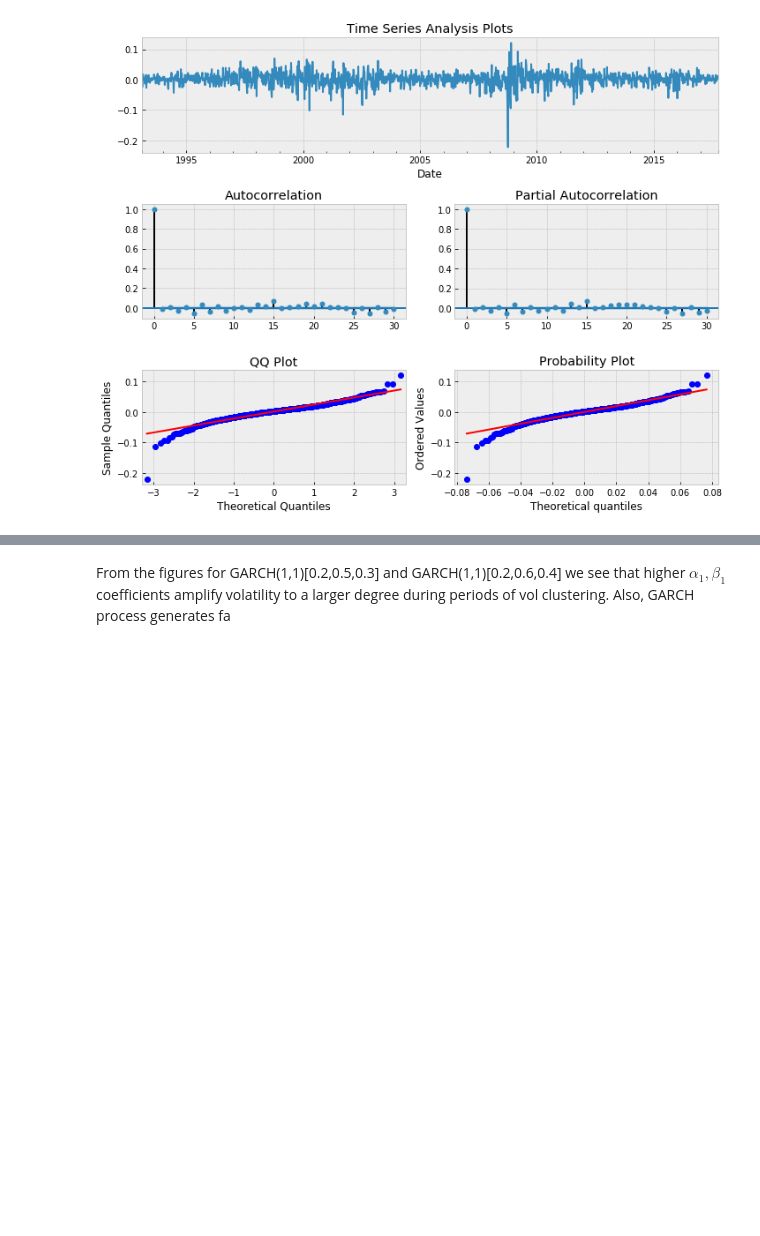
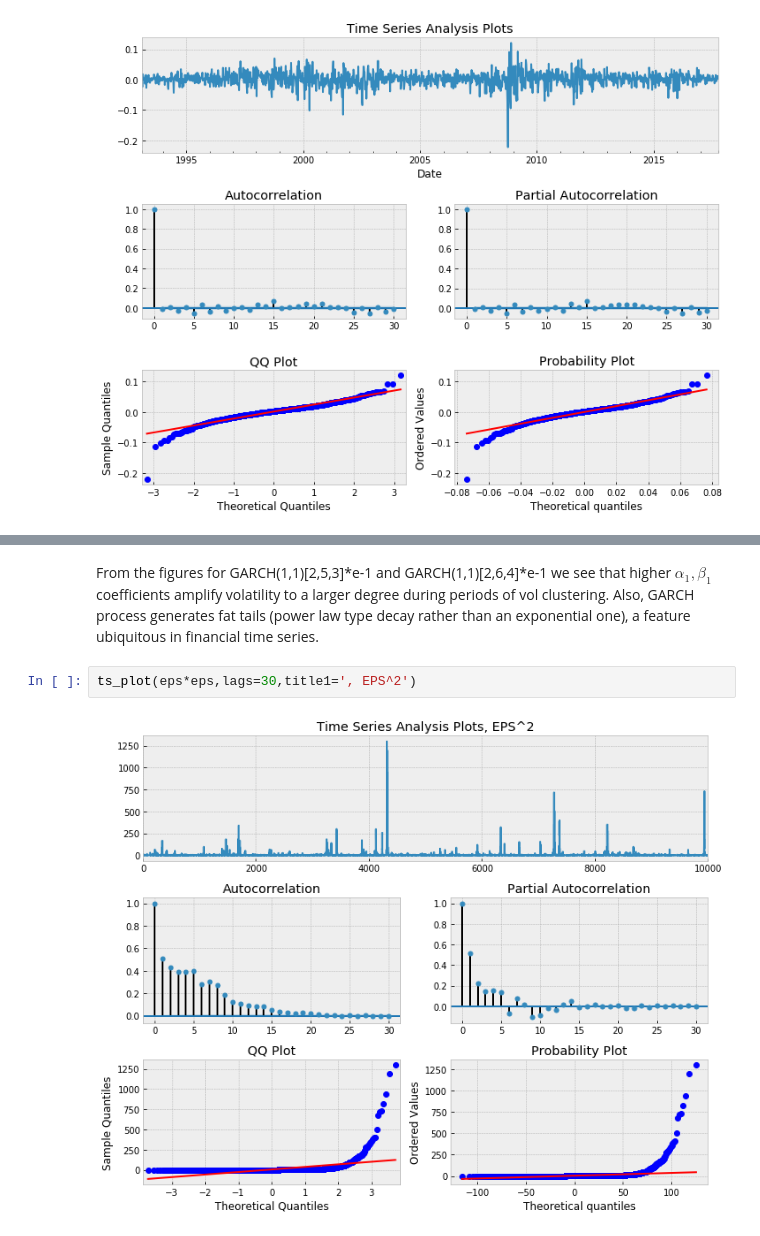
Before and after one commit to hknn88/10_cstone, a Jupyter notebook: 10_cstone_v2.ipynb, the cells around one changed output, grey strips where cells are left out. Cells and saved outputs as stored; diff of their text form; blank space fills up the shorter version.

```diff
--- a/10_cstone_v2.ipynb
+++ b/10_cstone_v2.ipynb
@@ -366,2 +369,6 @@ ts_plot(eps,lags=30,title1='GARCH(1,1)[0.2,0.6,0.4]')
 # %% [markdown]
-From the figures for GARCH(1,1)[0.2,0.5,0.3] and GARCH(1,1)[0.2,0.6,0.4] we see that higher $\alpha_1, \beta_1$ coefficients amplify volatility to a larger degree during periods of vol clustering. Also, GARCH process generates fa
+From the figures for GARCH(1,1)[2,5,3]*e-1 and GARCH(1,1)[2,6,4]*e-1 we see that higher $\alpha_1, \beta_1$ coefficients amplify volatility to a larger degree during periods of vol clustering. Also, GARCH process generates fat tails (power law type decay rather than an exponential one), a feature ubiquitous in financial time series.
+# %%
+ts_plot(eps*eps,lags=30,title1=', EPS^2')
+# %% [output]
+[figure, added]
```
Also changed, not shown: parts of 11 cells of this notebook.
